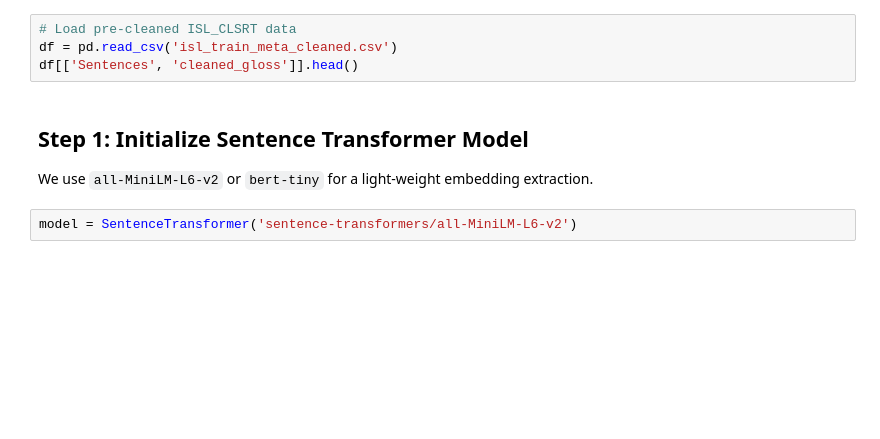
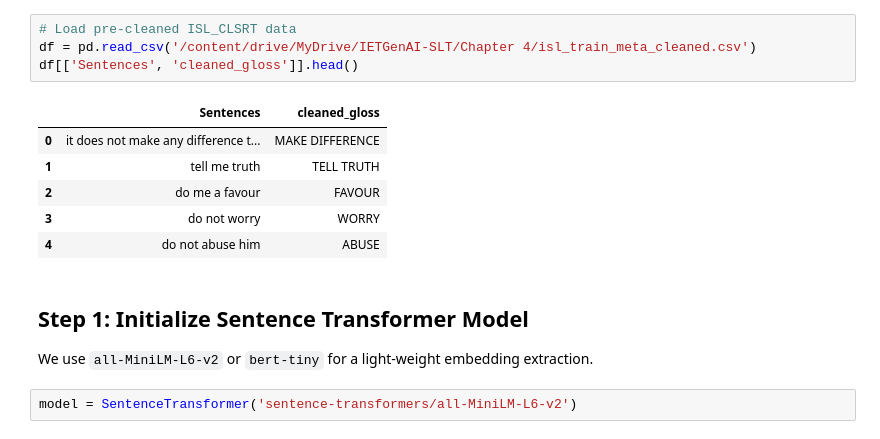
Before and after one commit to Elakkiya16/IETGenAI-SLT, a Jupyter notebook: Chapter 4/2_embedding_similarity_isl_clsrt.ipynb, the cells around one changed output. Saved outputs shown, nothing was run; the diff lists cells and outputs as text; blank space fills up the shorter version.

```diff
--- a/Chapter 4/2_embedding_similarity_isl_clsrt.ipynb
+++ b/Chapter 4/2_embedding_similarity_isl_clsrt.ipynb
@@ -35,7 +53,14 @@ Your currently installed version of Keras is Keras 3, but this is not yet suppor
 # %%
 # Load pre-cleaned ISL_CLSRT data
-df = pd.read_csv('isl_train_meta_cleaned.csv')
+df = pd.read_csv('/content/drive/MyDrive/IETGenAI-SLT/Chapter 4/isl_train_meta_cleaned.csv')
 df[['Sentences', 'cleaned_gloss']].head()
+# %% [output]
+|  | Sentences | cleaned_gloss |
+| 0 | it does not make any difference t... | MAKE DIFFERENCE |
+| 1 | tell me truth | TELL TRUTH |
+| 2 | do me a favour | FAVOUR |
+| 3 | do not worry | WORRY |
+| 4 | do not abuse him | ABUSE |
 # %% [markdown]
 ## Step 1: Initialize Sentence Transformer Model
 
```
Also changed, not shown: parts of 10 cells of this notebook, 9 other files.
